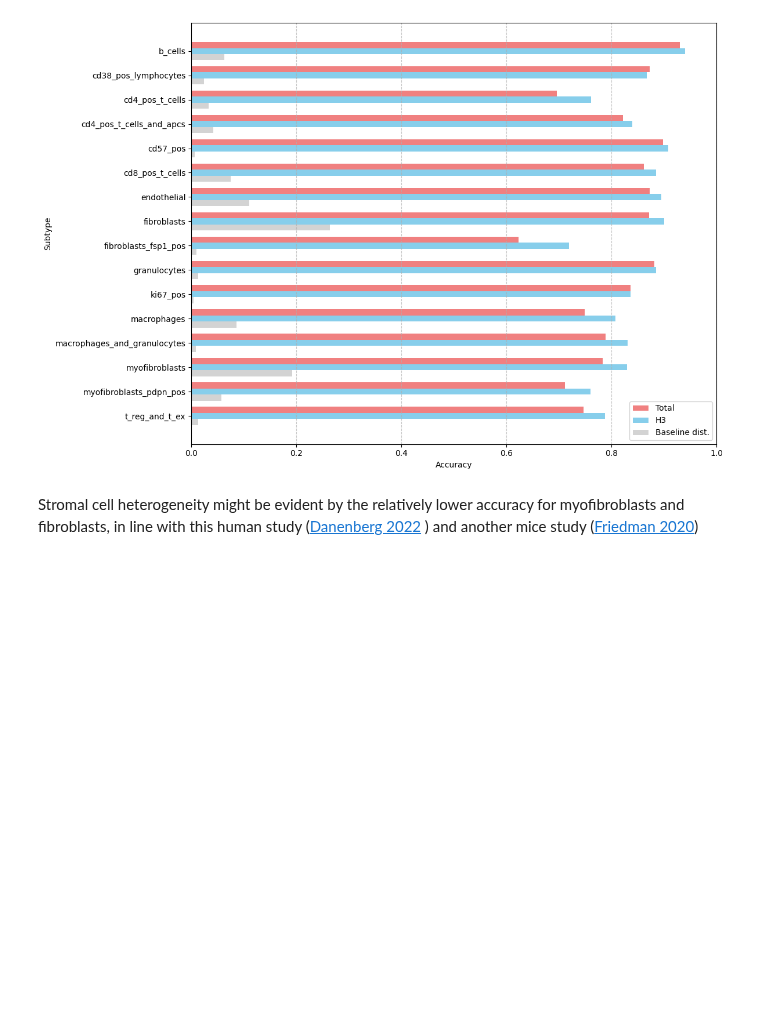
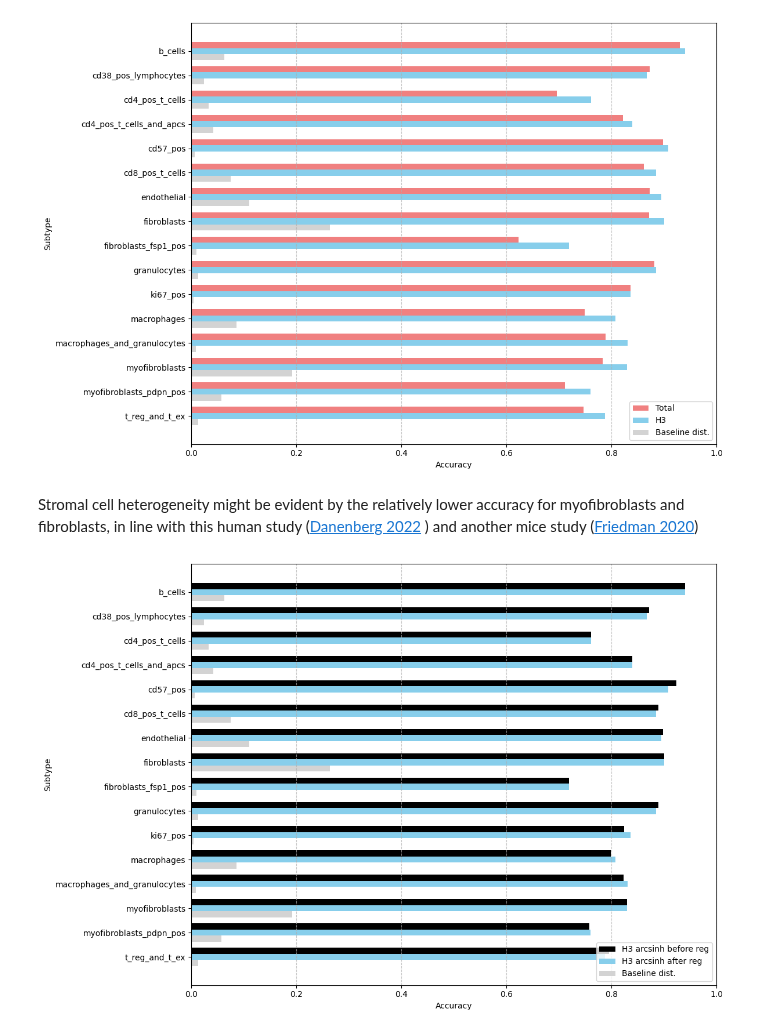
Before and after one commit to YuvalSK/SPGAI, a Jupyter notebook: playground-classification.ipynb, the cells around one changed output. Drawn from its saved outputs; the diff is of its cells as text; code cells hidden in the pictures; blank space fills up the shorter version.

Commit message:
normalization comparisons

```diff
--- a/classification.ipynb
+++ b/playground-classification.ipynb
@@ -87,4 +87,32 @@ def norm(data, idv):
   z_data = pd.DataFrame(z_data, columns=data.columns, index=data.index)
 
   return z_data
+# %%
+def norm2(data, idv):
+  '''
+  Normalization
+  '''
+
+  # Step 1: arcsinh normalization
+  scFac=5
+  scaled_data=np.arcsinh(data/scFac)
+
+  #step 2: regressing out systematic noise
+  df_residuals = pd.DataFrame(index=data.index, columns=data.columns)
+
+  for marker in data.columns:
+    y = scaled_data[marker].values.reshape(-1, 1)
+
+    model = LinearRegression().fit(idv, y)
+    y_pred = model.predict(idv)
+    residuals = (y - y_pred).ravel()
+    df_residuals[marker] = residuals
+
+  # Step 3: Z-transform
+  scaler = StandardScaler()
+  z_data = scaler.fit_transform(df_residuals)
+
+  z_data = pd.DataFrame(z_data, columns=data.columns, index=data.index)
+
+  return z_data
 # %%
@@ -257,8 +288,8 @@ def plot_comparison(results1, results2, baseline_distribution, method1="Method 1
     width = 0.25
 
     plt.figure(figsize=(12, 8))
-    plt.barh(x - width, scores1, width, label=method1, color='lightcoral')
-    plt.barh(x, scores2, width, label=method2, color='skyblue')
+    plt.barh(x - width, scores1, width, label=method1, color='k') #lightcoral
+    plt.barh(x, scores2, width, label=method2, color='skyblue') #skyblue
     plt.barh(x + width, scores3, width, label=method3, color='lightgrey')
 
     plt.xlabel('Accuracy')
@@ -266,7 +297,7 @@ def plot_comparison(results1, results2, baseline_distribution, method1="Method 1
     plt.yticks(x, labels)
     plt.xlim(0, 1.0)
     plt.gca().invert_yaxis()
-    plt.legend()
+    plt.legend(loc='lower right')
     plt.grid(axis='x', linestyle='--', alpha=0.7)
     plt.tight_layout()
     plt.show()
@@ -276,3 +307,11 @@ plot_comparison(results_t, results_h3, results_rnd, "Total", "H3", "Baseline dis
 [figure]
 # %% [markdown]
 Stromal cell heterogeneity might be evident by the relatively lower accuracy for myofibroblasts and fibroblasts, in line with this human study ([Danenberg 2022](https://https://www.nature.com/articles/s41588-022-01041-y) ) and another mice study ([Friedman 2020](https://https://pubmed.ncbi.nlm.nih.gov/35122040/))
+# %%
+#test if the order of normalization influences the classification results
+norm2_data_h3 = norm2(df, h3_intensity)
+results2_h3 = cytof_analysis(norm2_data_h3, df_meta, norm_method="H3")
+# %%
+plot_comparison(results2_h3, results_h3, results_rnd, "H3 arcsinh before reg", "H3 arcsinh after reg", "Baseline dist.")
+# %% [output]
+[figure, added]
```
Also changed, not shown: parts of 3 cells of this notebook, 1 other file.
